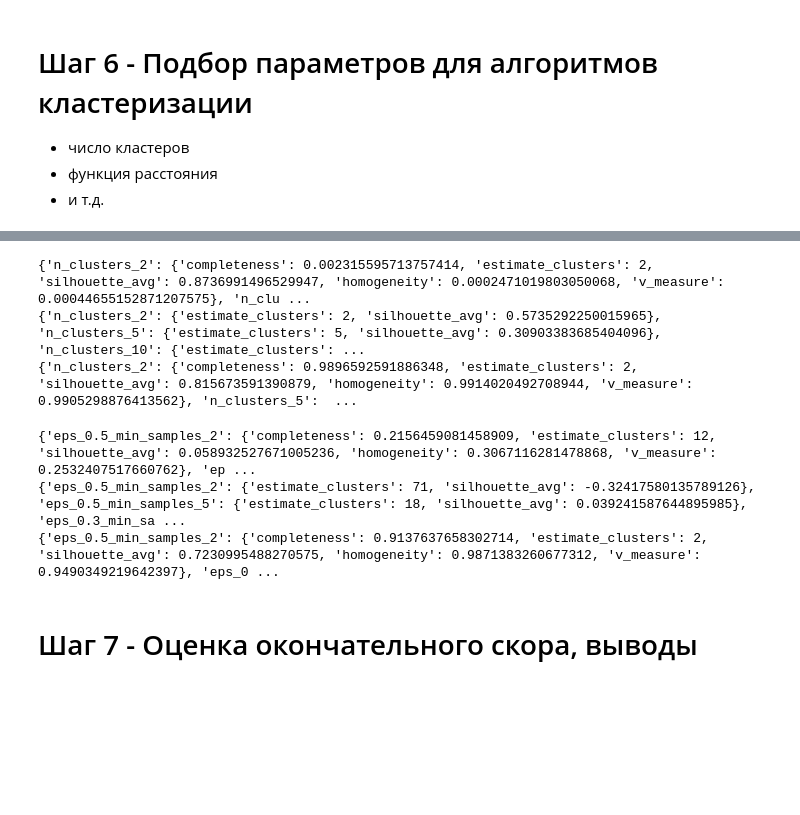
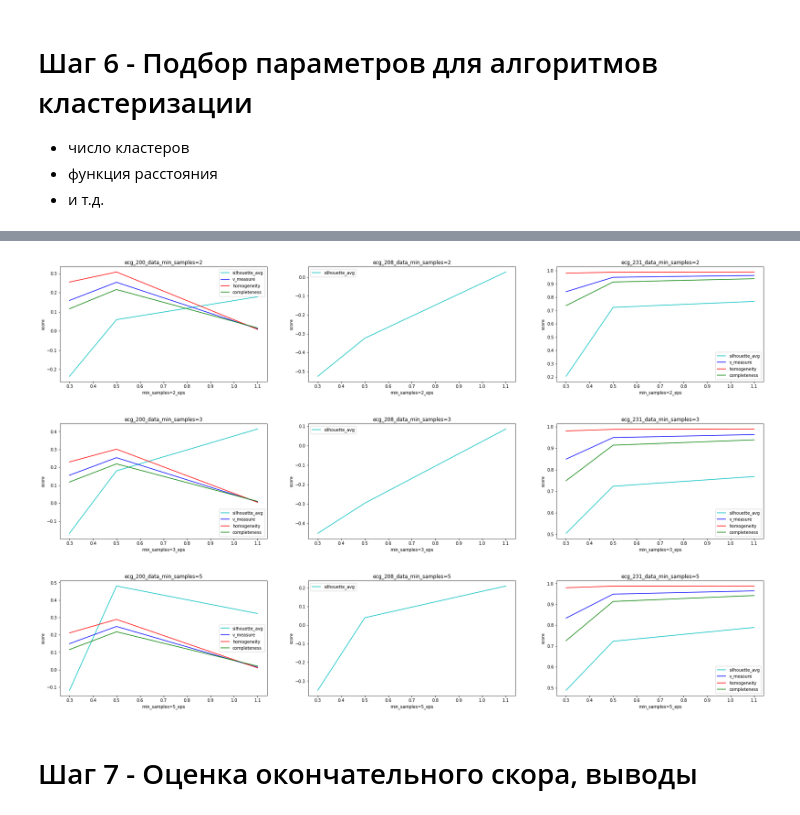
Before and after one commit to axreldable/tech_ml_intro, a Jupyter notebook: lesson_3/lecture/ecg/ecg_task.ipynb, the cells around one changed output, grey strips where cells are left out. Cells and saved outputs as stored; diff of their text form; code cells hidden in the pictures; blank space fills up the shorter version.

```diff
--- a/lesson_3/lecture/ecg/ecg_task.ipynb
+++ b/lesson_3/lecture/ecg/ecg_task.ipynb
@@ -288,53 +346,62 @@ print(kmeans_rez(ecg_231_data, params, ecg_231_labels))
-# %%
-# Подбор параметров для AgglomerativeClustering
-
-params = {
-  'n_clusters': [2, 5, 10]
-}
-
-def agglo_clust_rez(data, params, y = None):
-    scores = {}
-    for c in params['n_clusters']:
-        agglo_clust = AgglomerativeClustering(n_clusters=c).fit(data)
-        scores['n_clusters_' + str(c)] = dict_for_algo(agglo_clust, data, y)
-    return scores;
-
-# Результаты аналогичны k-means
-
-# Если сравнивать silhouette_avg=0.873, то лучше всего 2 кластера, но с использованием размеченных данных v_measure=0.604, то лучше 5 кластеров.
-print(agglo_clust_rez(ecg_200_data, params, ecg_200_labels))
-
-# Здесь можем сравнить только по silhouette_avg=0.573 - лучшее для 2 кластеров
-print(agglo_clust_rez(ecg_208_data, params, None))
-
-# Здесь лучше всего сравнить по v_measure=0.991 с большим отрывом лидирует 2 кластера
-print(agglo_clust_rez(ecg_231_data, params, ecg_231_labels))
-# %% [output]
-{'n_clusters_2': {'completeness': 0.002315595713757414, 'estimate_clusters': 2, 'silhouette_avg': 0.8736991496529947, 'homogeneity': 0.0002471019803050068, 'v_measure': 0.00044655152871207575}, 'n_clu ...
-{'n_clusters_2': {'estimate_clusters': 2, 'silhouette_avg': 0.5735292250015965}, 'n_clusters_5': {'estimate_clusters': 5, 'silhouette_avg': 0.30903383685404096}, 'n_clusters_10': {'estimate_clusters': ...
-{'n_clusters_2': {'completeness': 0.9896592591886348, 'estimate_clusters': 2, 'silhouette_avg': 0.815673591390879, 'homogeneity': 0.9914020492708944, 'v_measure': 0.9905298876413562}, 'n_clusters_5':  ...
 # %%
 # Подбор параметров для DBSCAN
 
 params = {
   'eps': [0.3, 0.5, 1.1],
   'min_samples': [2, 3, 5]
 }
 
 def dbscan_rez(data, params, y = None):
     scores = {}
     for ep in params['eps']:
         for sampl in params['min_samples']:
             dbscan = DBSCAN(eps=ep, min_samples=sampl).fit(data)
             scores['eps_' + str(ep) + '_min_samples_' + str(sampl)] = dict_for_algo(dbscan, data, y)
     return scores;
 
-print(dbscan_rez(ecg_200_data, params, ecg_200_labels))
-print(dbscan_rez(ecg_208_data, params, None))
-print(dbscan_rez(ecg_231_data, params, ecg_231_labels))
+def get_rez(scores, params, score_name, m_s):
+    rez = []
+    for ep in params['eps']:
+        if (score_name in scores['eps_' + str(ep) + '_min_samples_' + str(m_s)]):
+            rez.append(scores['eps_' + str(ep) + '_min_samples_' + str(m_s)][score_name])
+    return rez
+
+def print_rez(dict_rez, data_name, m_s):
+    plt.plot(params['eps'], get_rez(dict_rez, params, 'silhouette_avg', m_s), c='c', label='silhouette_avg')
+    if (len(get_rez(dict_rez, params, 'v_measure', m_s)) != 0):
+        plt.plot(params['eps'], get_rez(dict_rez, params, 'v_measure', m_s), c='b', label='v_measure')
+        plt.plot(params['eps'], get_rez(dict_rez, params, 'homogeneity', m_s), c='r', label='homogeneity')
+        plt.plot(params['eps'], get_rez(dict_rez, params, 'completeness', m_s), c='g', label='completeness')
+    plt.ylabel('score')
+    plt.xlabel('min_samples=' + str(m_s) + '_eps')
+    plt.title(data_name + '_min_samples=' + str(m_s))
+    plt.legend()
+
+
+dbscan_rez_list = []
+data_names = ['ecg_200_data', 'ecg_208_data', 'ecg_231_data']
+
+dbscan_rez_00 = dbscan_rez(ecg_200_data, params, ecg_200_labels)
+dbscan_rez_list.append(dbscan_rez_00)
+# print(dbscan_rez_00)
+
+dbscan_rez_08 = dbscan_rez(ecg_208_data, params, None)
+dbscan_rez_list.append(dbscan_rez_08)
+# print(dbscan_rez_08)
+
+dbscan_rez_31 = dbscan_rez(ecg_231_data, params, ecg_231_labels)
+dbscan_rez_list.append(dbscan_rez_31)
+# print(dbscan_rez_31)
+
+for m_s in params['min_samples']:
+    plt.figure(figsize=(30, 5))
+    for i in range(0, 3):
+        plt.subplot(1, 3, i+1)
+        print_rez(dbscan_rez_list[i], data_names[i], m_s)
+    plt.show()
 # %% [output]
-{'eps_0.5_min_samples_2': {'completeness': 0.2156459081458909, 'estimate_clusters': 12, 'silhouette_avg': 0.058932527671005236, 'homogeneity': 0.3067116281478868, 'v_measure': 0.2532407517660762}, 'ep ...
-{'eps_0.5_min_samples_2': {'estimate_clusters': 71, 'silhouette_avg': -0.32417580135789126}, 'eps_0.5_min_samples_5': {'estimate_clusters': 18, 'silhouette_avg': 0.039241587644895985}, 'eps_0.3_min_sa ...
-{'eps_0.5_min_samples_2': {'completeness': 0.9137637658302714, 'estimate_clusters': 2, 'silhouette_avg': 0.7230995488270575, 'homogeneity': 0.9871383260677312, 'v_measure': 0.9490349219642397}, 'eps_0 ...
+[figure, added]
+[figure, added]
+[figure, added]
 # %% [markdown]
 # Шаг 7 - Оценка окончательного скора, выводы
```
Also changed, not shown: parts of 6 cells of this notebook.
